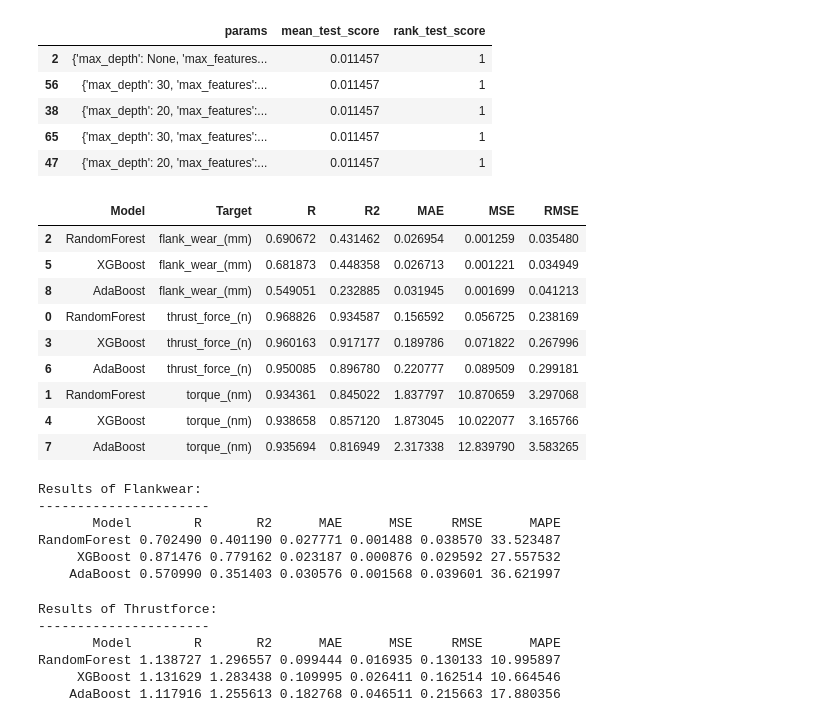
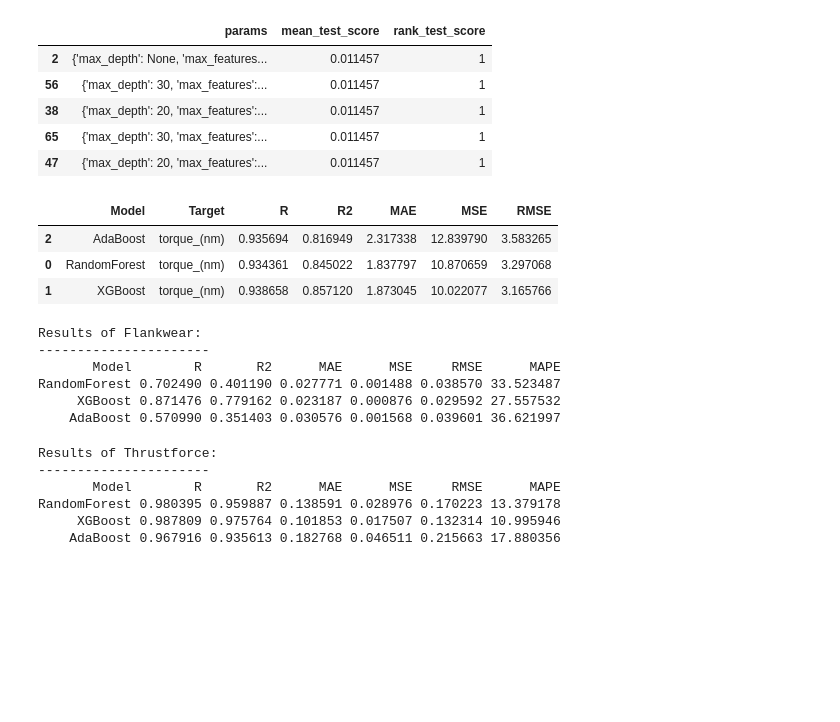
Before and after one commit to HrisheetaRoy/Drilling_Machining_Criteria_Prediction, a Jupyter notebook: eda/eda.ipynb, the cells around one changed output. Saved outputs shown, nothing was run; the diff lists cells and outputs as text; code cells hidden in the pictures; blank space fills up the shorter version.

Commit message:
all models performing well now

```diff
--- a/eda/eda.ipynb
+++ b/eda/eda.ipynb
@@ -150,34 +150,29 @@ y_test_orig = np.expm1(np.clip(y_test_log.values, 0, 20))
 # %%
 import pandas as pd
 
 rows = []
 
 for model_name, model_metrics in metrics.items():
     for i, target in enumerate(y.columns):
-        row = {
-            'Model': model_name,
-            'Target': target,
-            'R': model_metrics.get('R', [None]*len(y.columns))[i],
-            'R2': model_metrics.get('R2', [None]*len(y.columns))[i],
-            'MAE': model_metrics.get('MAE', [None]*len(y.columns))[i],
-            'MSE': model_metrics.get('MSE', [None]*len(y.columns))[i],
-            'RMSE': model_metrics.get('RMSE', [None]*len(y.columns))[i]
-        }
-        rows.append(row)
+        if target == 'torque_(nm)':  # only process 'torque'
+            row = {
+                'Model': model_name,
+                'Target': target,
+                'R': model_metrics.get('R', [None]*len(y.columns))[i],
+                'R2': model_metrics.get('R2', [None]*len(y.columns))[i],
+                'MAE': model_metrics.get('MAE', [None]*len(y.columns))[i],
+                'MSE': model_metrics.get('MSE', [None]*len(y.columns))[i],
+                'RMSE': model_metrics.get('RMSE', [None]*len(y.columns))[i]
+            }
+            rows.append(row)
 
 summary_df = pd.DataFrame(rows)
-display(summary_df.sort_values(by='Target'))
+display(summary_df.sort_values(by='Model'))
 # %% [output]
 |  | Model | Target | R | R2 | MAE | MSE | RMSE |
-| 2 | RandomForest | flank_wear_(mm) | 0.690672 | 0.431462 | 0.026954 | 0.001259 | 0.035480 |
-| 5 | XGBoost | flank_wear_(mm) | 0.681873 | 0.448358 | 0.026713 | 0.001221 | 0.034949 |
-| 8 | AdaBoost | flank_wear_(mm) | 0.549051 | 0.232885 | 0.031945 | 0.001699 | 0.041213 |
-| 0 | RandomForest | thrust_force_(n) | 0.968826 | 0.934587 | 0.156592 | 0.056725 | 0.238169 |
-| 3 | XGBoost | thrust_force_(n) | 0.960163 | 0.917177 | 0.189786 | 0.071822 | 0.267996 |
-| 6 | AdaBoost | thrust_force_(n) | 0.950085 | 0.896780 | 0.220777 | 0.089509 | 0.299181 |
-| 1 | RandomForest | torque_(nm) | 0.934361 | 0.845022 | 1.837797 | 10.870659 | 3.297068 |
-| 4 | XGBoost | torque_(nm) | 0.938658 | 0.857120 | 1.873045 | 10.022077 | 3.165766 |
-| 7 | AdaBoost | torque_(nm) | 0.935694 | 0.816949 | 2.317338 | 12.839790 | 3.583265 |
+| 2 | AdaBoost | torque_(nm) | 0.935694 | 0.816949 | 2.317338 | 12.839790 | 3.583265 |
+| 0 | RandomForest | torque_(nm) | 0.934361 | 0.845022 | 1.837797 | 10.870659 | 3.297068 |
+| 1 | XGBoost | torque_(nm) | 0.938658 | 0.857120 | 1.873045 | 10.022077 | 3.165766 |
 # %%
 from src.train_flankwear import train_flankwear_models
 X = df_clean[['diameter_(mm)',
@@ -244,7 +239,7 @@ X = df_clean[['diameter_(mm)',
 
 y_thrust = df_clean['thrust_force_(n)']
 # %%
-results = train_flankwear_models(X, y_thrust)
+results = train_thrustforce_models(X, y_thrust)
 
 # Collect results into a list of dictionaries
 table_data = []
@@ -269,6 +264,6 @@ print(results_df.to_string(index=False))
 Results of Thrustforce:
 ----------------------
        Model        R       R2      MAE      MSE     RMSE      MAPE
-RandomForest 1.138727 1.296557 0.099444 0.016935 0.130133 10.995897
-     XGBoost 1.131629 1.283438 0.109995 0.026411 0.162514 10.664546
-    AdaBoost 1.117916 1.255613 0.182768 0.046511 0.215663 17.880356
+RandomForest 0.980395 0.959887 0.138591 0.028976 0.170223 13.379178
+     XGBoost 0.987809 0.975764 0.101853 0.017507 0.132314 10.995946
+    AdaBoost 0.967916 0.935613 0.182768 0.046511 0.215663 17.880356
```
